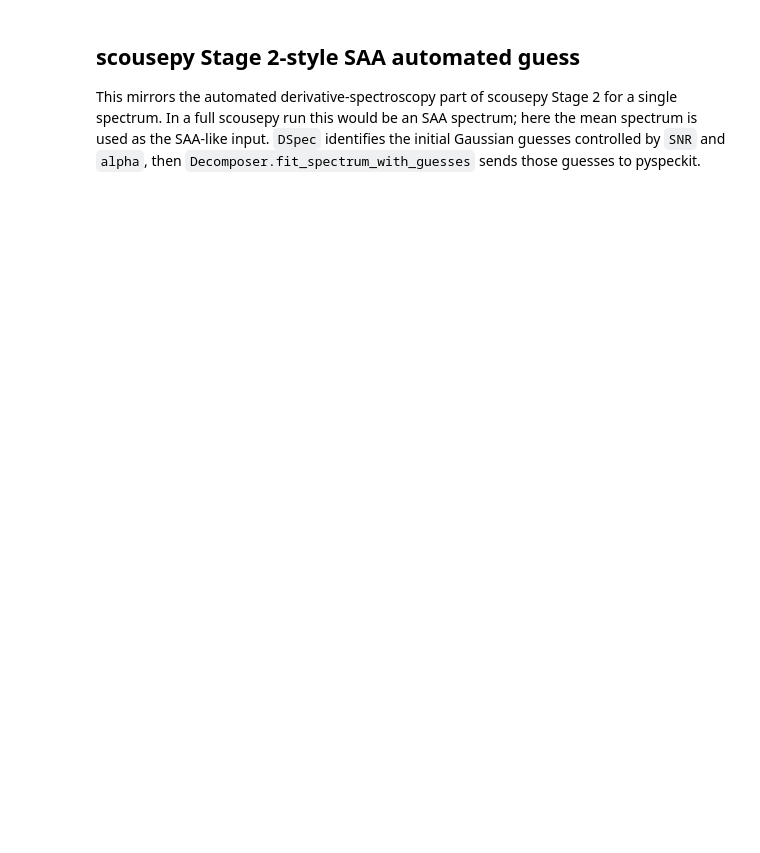
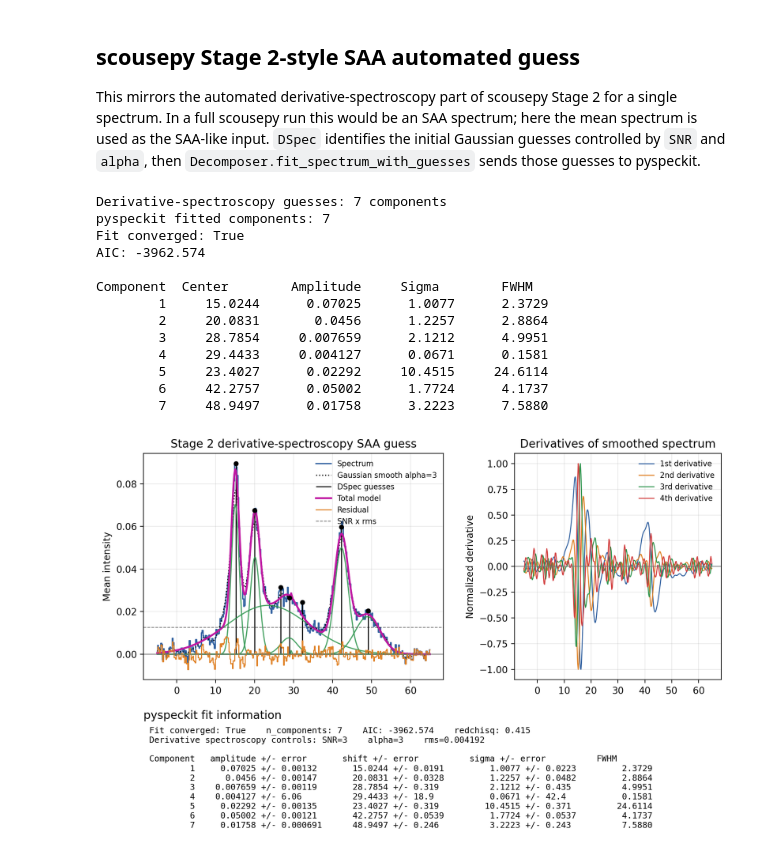
Before and after one commit to ashleythomasbarnes/simplefit, a Jupyter notebook: examples/fitting_example.ipynb, the cells around one changed output. Saved outputs shown, nothing was run; the diff lists cells and outputs as text; code cells hidden in the pictures; blank space fills up the shorter version.

Commit message:
update readme and examples

```diff
--- a/examples/fitting_example.ipynb
+++ b/examples/fitting_example.ipynb
@@ -30,7 +30,7 @@ def mean_spectrum(path):
     velocity = ((1 - frequency.to(u.Hz) / rest_frequency) * const.c).to(u.km / u.s)
     return velocity.value, spectrum
 # %%
-INPUT_FILE = "./example_data/HNCO_cube_20arcsec_m100_p100kms_narrowlines.fits"
+INPUT_FILE = "../example_data/HNCO_cube_20arcsec_m100_p100kms_narrowlines.fits"
 # %% [markdown]
 ## HNCO Cube Cutout And Mean Spectrum
 # %%
@@ -136,7 +150,7 @@ def scousepy_stage2_saa_guess_and_fit(x_data, x_axis, *, noise, snr=8, alpha=4):
     }
 
 
-scouse_stage2 = scousepy_stage2_saa_guess_and_fit(spectrum, velocity, noise=fit.noise, snr=8, alpha=4)
+scouse_stage2 = scousepy_stage2_saa_guess_and_fit(spectrum, velocity, noise=fit.noise, snr=3, alpha=3)
 modeldict = scouse_stage2["modeldict"]
 
 print(f"Derivative-spectroscopy guesses: {len(scouse_stage2['guess_components'])} components")
@@ -202,30 +216,45 @@ ax_deriv.set_title("Derivatives of smoothed spectrum")
 ax_deriv.set_ylabel("Normalized derivative")
 ax_deriv.legend(loc="best", frameon=False, fontsize=8)
 ax_deriv.grid(alpha=0.25)
 
 info_lines = [
     f"Fit converged: {modeldict['fitconverge']}    n_components: {modeldict['ncomps']}    AIC: {modeldict['AIC']:.3f}    redchisq: {modeldict['redchisq']:.3g}",
     f"Derivative spectroscopy controls: SNR={scouse_stage2['snr']}    alpha={scouse_stage2['alpha']}    rms={scouse_stage2['noise']:.4g}",
     "",
     "Component   amplitude +/- error       shift +/- error          sigma +/- error          FWHM",
 ]
 for index, (component, error) in enumerate(zip(scouse_stage2["components"], scouse_stage2["component_errors"]), start=1):
     amplitude, center, sigma = component
     amp_err, center_err, sigma_err = error
     info_lines.append(
         f"{index:>9d}   {amplitude:>9.4g} +/- {amp_err:<9.3g}   "
         f"{center:>9.4f} +/- {center_err:<9.3g}   "
         f"{sigma:>9.4f} +/- {sigma_err:<9.3g}   "
         f"{2.354820045 * abs(sigma):>9.4f}"
     )
 
 ax_info.axis("off")
 ax_info.text(0.01, 0.98, "\n".join(info_lines), ha="left", va="top", family="monospace", fontsize=9)
 ax_info.set_title("pyspeckit fit information", loc="left", pad=6)
 
 ax_spec.set_xlabel("")
 ax_deriv.set_xlabel("")
 ax_info.set_xlabel("Radio velocity (km/s)")
 fig.align_ylabels()
 plt.show()
 fig
+# %% [output]
+Derivative-spectroscopy guesses: 7 components
+pyspeckit fitted components: 7
+Fit converged: True
+AIC: -3962.574
+
+Component  Center        Amplitude     Sigma        FWHM
+        1     15.0244      0.07025      1.0077      2.3729
+        2     20.0831       0.0456      1.2257      2.8864
+        3     28.7854     0.007659      2.1212      4.9951
+        4     29.4433     0.004127      0.0671      0.1581
+        5     23.4027      0.02292     10.4515     24.6114
+        6     42.2757      0.05002      1.7724      4.1737
+        7     48.9497      0.01758      3.2223      7.5880
+[figure, added]
```
Also changed, not shown: parts of 2 cells of this notebook, 4 other files.
